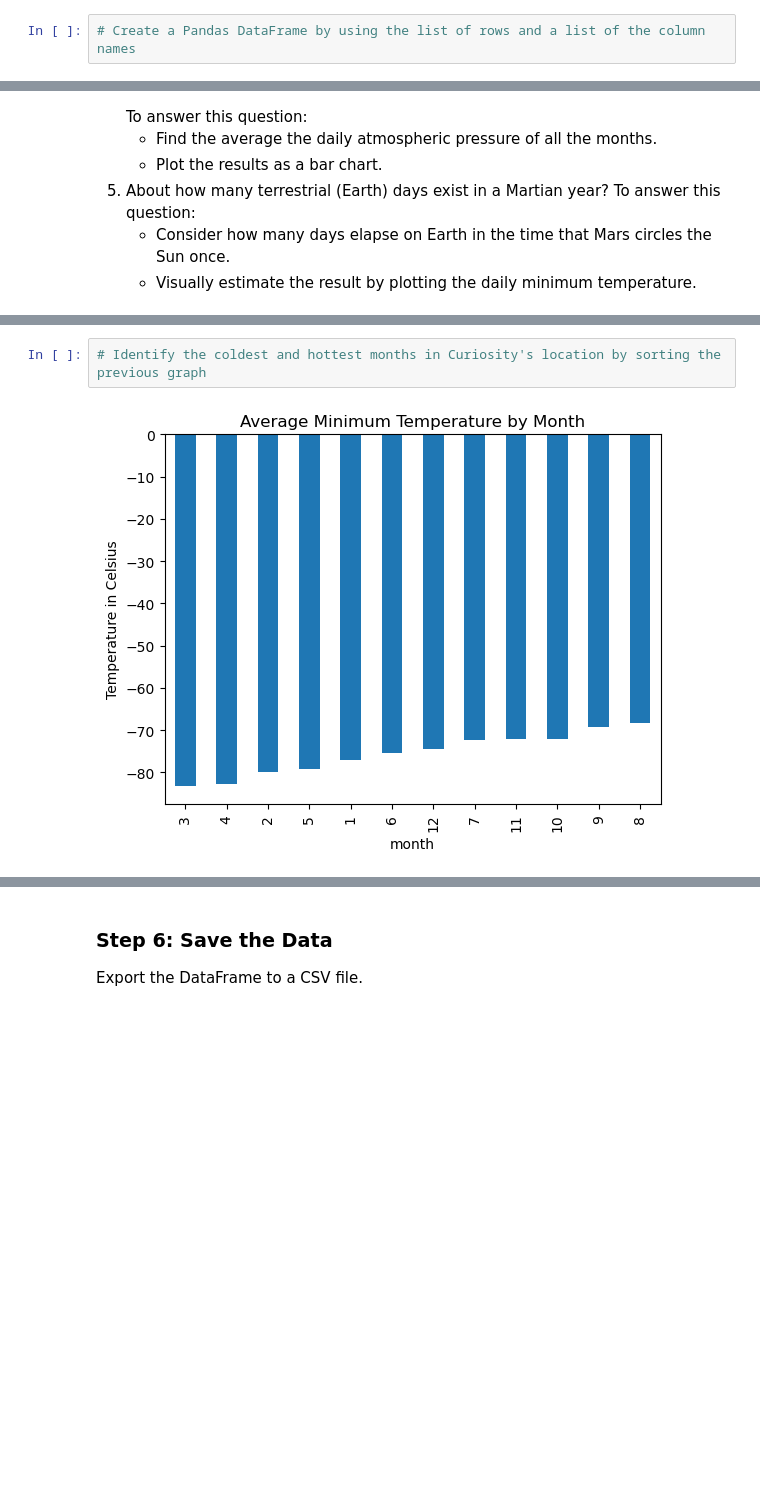
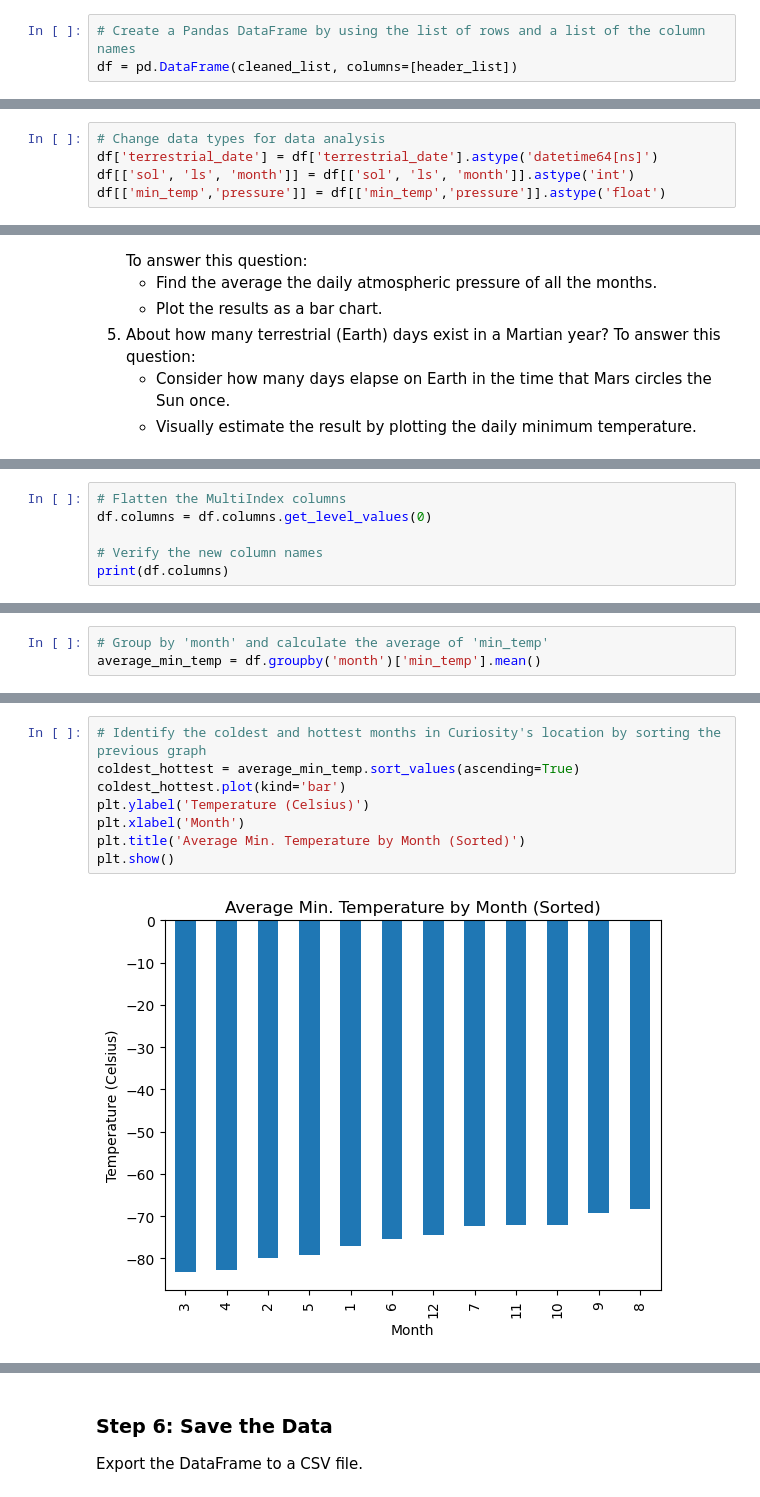
Before and after one commit to ljom412/web-scraping-challenge, a Jupyter notebook: part_2_mars_weather.ipynb, the cells around one changed output, grey strips where cells are left out. Drawn from its saved outputs; the diff is of its cells as text; blank space fills up the shorter version.

```diff
--- a/part_2_mars_weather.ipynb
+++ b/part_2_mars_weather.ipynb
@@ -111,4 +121,5 @@ row_list
 # %%
 # Create a Pandas DataFrame by using the list of rows and a list of the column names
+df = pd.DataFrame(cleaned_list, columns=[header_list])
 # %%
 # Confirm DataFrame was created successfully
@@ -140,0 +152,5 @@ dtype: object
+# %%
+# Change data types for data analysis
+df['terrestrial_date'] = df['terrestrial_date'].astype('datetime64[ns]')
+df[['sol', 'ls', 'month']] = df[['sol', 'ls', 'month']].astype('int')
+df[['min_temp','pressure']] = df[['min_temp','pressure']].astype('float')
@@ -174,2 +217,8 @@ Analyze your dataset by using Pandas functions to answer the following questions
 # %% [output]
 1867
+# %%
+# Flatten the MultiIndex columns
+df.columns = df.columns.get_level_values(0)
+
+# Verify the new column names
+print(df.columns)
@@ -176,2 +229,5 @@ Analyze your dataset by using Pandas functions to answer the following questions
+# %%
+# Group by 'month' and calculate the average of 'min_temp'
+average_min_temp = df.groupby('month')['min_temp'].mean()
 # %%
 # 3. What is the average minimum temperature by month?
@@ -197,6 +259,12 @@ Name: min_temp, dtype: float64
 # %%
 # Identify the coldest and hottest months in Curiosity's location by sorting the previous graph
+coldest_hottest = average_min_temp.sort_values(ascending=True)
+coldest_hottest.plot(kind='bar')
+plt.ylabel('Temperature (Celsius)')
+plt.xlabel('Month')
+plt.title('Average Min. Temperature by Month (Sorted)')
+plt.show()
 # %% [output]
-[figure, old version]
+[figure, new version]
 # %%
 # 4. What is the average pressure by month?
```
Also changed, not shown: parts of 25 cells of this notebook, 1 other file.
